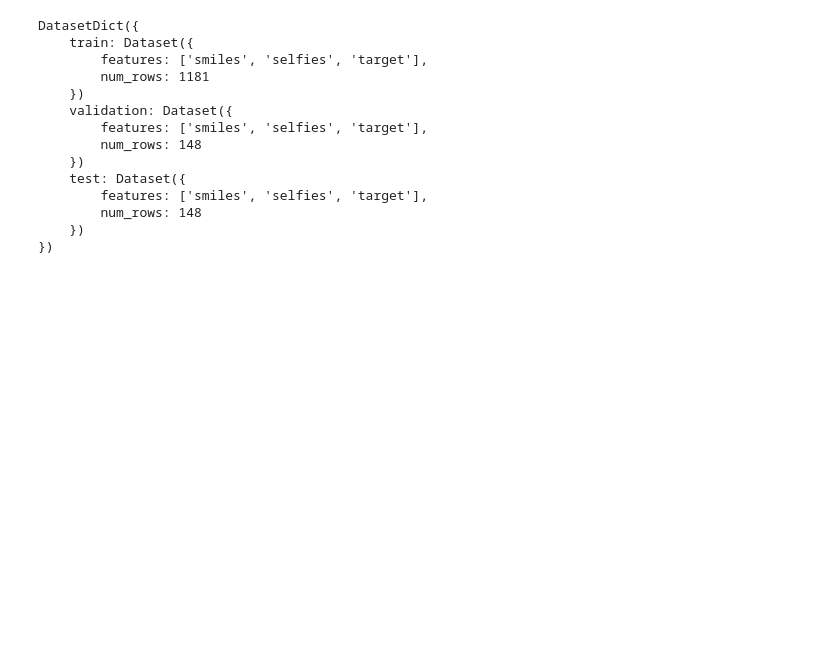
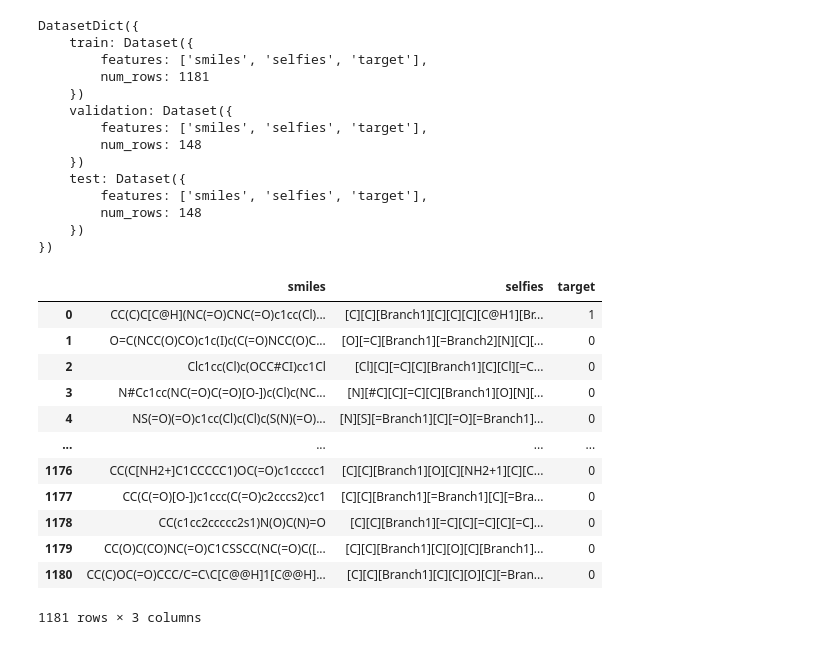
Before and after one commit to devroopsaha744/toxicity-prediction-ai-bionnovate-Visonx.py, a Jupyter notebook: IIT_Jodhpur_ML_Hackathon.ipynb, the cells around one changed output. Drawn from its saved outputs; the diff is of its cells as text; code cells hidden in the pictures; blank space fills up the shorter version.

```diff
--- a/IIT_Jodhpur_ML_Hackathon.ipynb
+++ b/IIT_Jodhpur_ML_Hackathon.ipynb
@@ -49,0 +93,16 @@ DatasetDict({
+# %%
+train
+# %% [output]
+|  | smiles | selfies | target |
+| 0 | CC(C)C[C@H](NC(=O)CNC(=O)c1cc(Cl)... | [C][C][Branch1][C][C][C][C@H1][Br... | 1 |
+| 1 | O=C(NCC(O)CO)c1c(I)c(C(=O)NCC(O)C... | [O][=C][Branch1][=Branch2][N][C][... | 0 |
+| 2 | Clc1cc(Cl)c(OCC#CI)cc1Cl | [Cl][C][=C][C][Branch1][C][Cl][=C... | 0 |
+| 3 | N#Cc1cc(NC(=O)C(=O)[O-])c(Cl)c(NC... | [N][#C][C][=C][C][Branch1][O][N][... | 0 |
+| 4 | NS(=O)(=O)c1cc(Cl)c(Cl)c(S(N)(=O)... | [N][S][=Branch1][C][=O][=Branch1]... | 0 |
+| ... | ... | ... | ... |
+| 1176 | CC(C[NH2+]C1CCCCC1)OC(=O)c1ccccc1 | [C][C][Branch1][O][C][NH2+1][C][C... | 0 |
+| 1177 | CC(C(=O)[O-])c1ccc(C(=O)c2cccs2)cc1 | [C][C][Branch1][=Branch1][C][=Bra... | 0 |
+| 1178 | CC(c1cc2ccccc2s1)N(O)C(N)=O | [C][C][Branch1][=C][C][=C][C][=C]... | 0 |
+| 1179 | CC(O)C(CO)NC(=O)C1CSSCC(NC(=O)C([... | [C][C][Branch1][C][O][C][Branch1]... | 0 |
+| 1180 | CC(C)OC(=O)CCC/C=C\C[C@@H]1[C@@H]... | [C][C][Branch1][C][C][O][C][=Bran... | 0 |
+1181 rows × 3 columns
```
Also changed, not shown: parts of 20 cells of this notebook.
